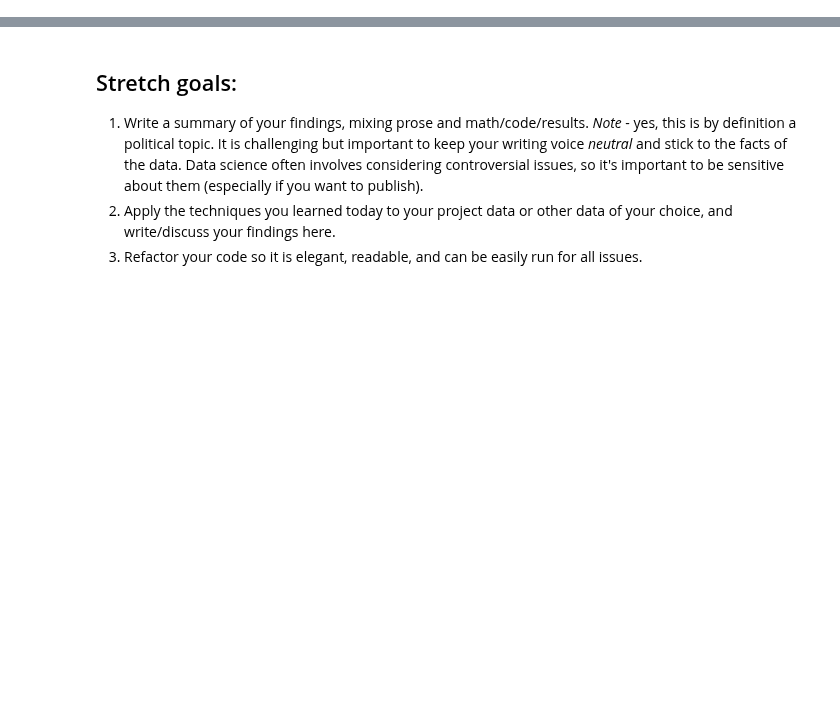
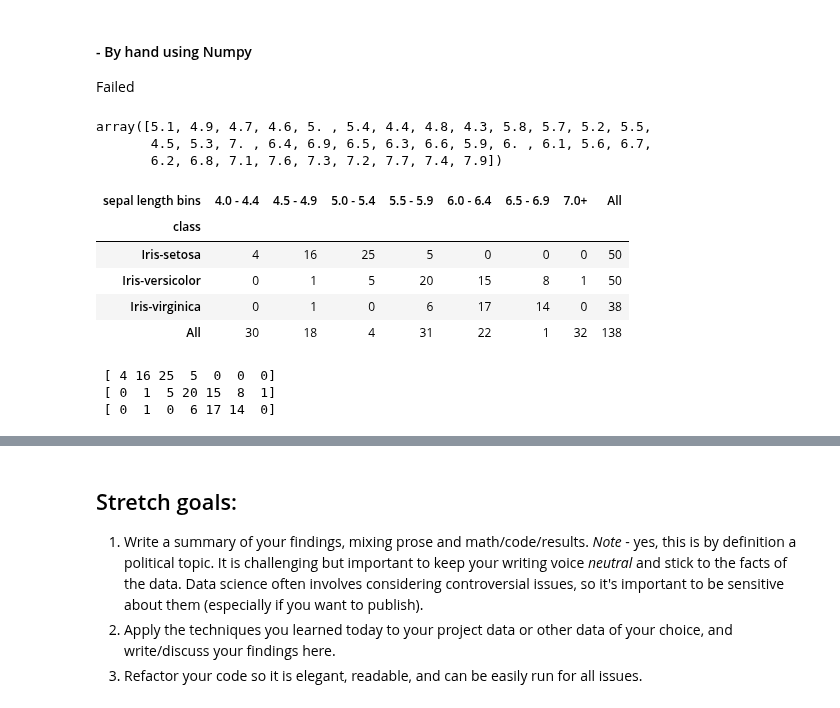
Before and after one commit to bloominstituteoftechnology/DS-Unit-1-Sprint-2-Statistics, a Jupyter notebook: module2/DS9_W2D2_Sampling_Confidence_Intervals_and_Hypothesis_Testing_Assignment.ipynb, the cells around one changed output, grey strips where cells are left out. Drawn from its saved outputs; the diff is of its cells as text; code cells hidden in the pictures; blank space fills up the shorter version.

```diff
--- a/module2/DS9_W2D2_Sampling_Confidence_Intervals_and_Hypothesis_Testing_Assignment.ipynb
+++ b/module2/DS9_W2D2_Sampling_Confidence_Intervals_and_Hypothesis_Testing_Assignment.ipynb
@@ -33,0 +125,58 @@ Your assignment - using the data from the prior module ([congressional voting re
+# %% [markdown]
+####   - By hand using Numpy
+
+Failed
+# %%
+df['sepal length'].unique()
+# %% [output]
+array([5.1, 4.9, 4.7, 4.6, 5. , 5.4, 4.4, 4.8, 4.3, 5.8, 5.7, 5.2, 5.5,
+       4.5, 5.3, 7. , 6.4, 6.9, 6.5, 6.3, 6.6, 5.9, 6. , 6.1, 5.6, 6.7,
+       6.2, 6.8, 7.1, 7.6, 7.3, 7.2, 7.7, 7.4, 7.9])
+# %%
+bins = [4.0
+       ,4.4
+       ,4.9
+       ,5.4
+       ,5.9
+       ,6.4
+       ,6.9
+       ,7
+       ]
+
+bin_labels = ['4.0 - 4.4'
+             ,'4.5 - 4.9'
+             ,'5.0 - 5.4'
+             ,'5.5 - 5.9'
+             ,'6.0 - 6.4'
+             ,'6.5 - 6.9'
+             ,'7.0+'
+             ]
+
+df['sepal length bins'] = pd.cut(df['sepal length'], bins, labels = bin_labels)
+df['sepal length bins'].value_counts()
+
+table = pd.crosstab(df['class'], df['sepal length bins'], margins=True)
+table
+# %% [output]
+| sepal length bins | 4.0 - 4.4 | 4.5 - 4.9 | 5.0 - 5.4 | 5.5 - 5.9 | 6.0 - 6.4 | 6.5 - 6.9 | 7.0+ | All |
+| class |  |  |  |  |  |  |  |  |
+| Iris-setosa | 4 | 16 | 25 | 5 | 0 | 0 | 0 | 50 |
+| Iris-versicolor | 0 | 1 | 5 | 20 | 15 | 8 | 1 | 50 |
+| Iris-virginica | 0 | 1 | 0 | 6 | 17 | 14 | 0 | 38 |
+| All | 30 | 18 | 4 | 31 | 22 | 1 | 32 | 138 |
+# %%
+Iris_setosa_count     = table.iloc[0][:7].values
+Iris_versicolor_count = table.iloc[1][:7].values
+Iris_virginica_count  = table.iloc[2][:7].values
+
+print(''
+     ,Iris_setosa_count
+     ,'\n'
+     ,Iris_versicolor_count
+     ,'\n'
+     ,Iris_virginica_count
+     )
+# %% [output]
+ [ 4 16 25  5  0  0  0]
+ [ 0  1  5 20 15  8  1]
+ [ 0  1  0  6 17 14  0]
```
Also changed, not shown: parts of 24 cells of this notebook.
